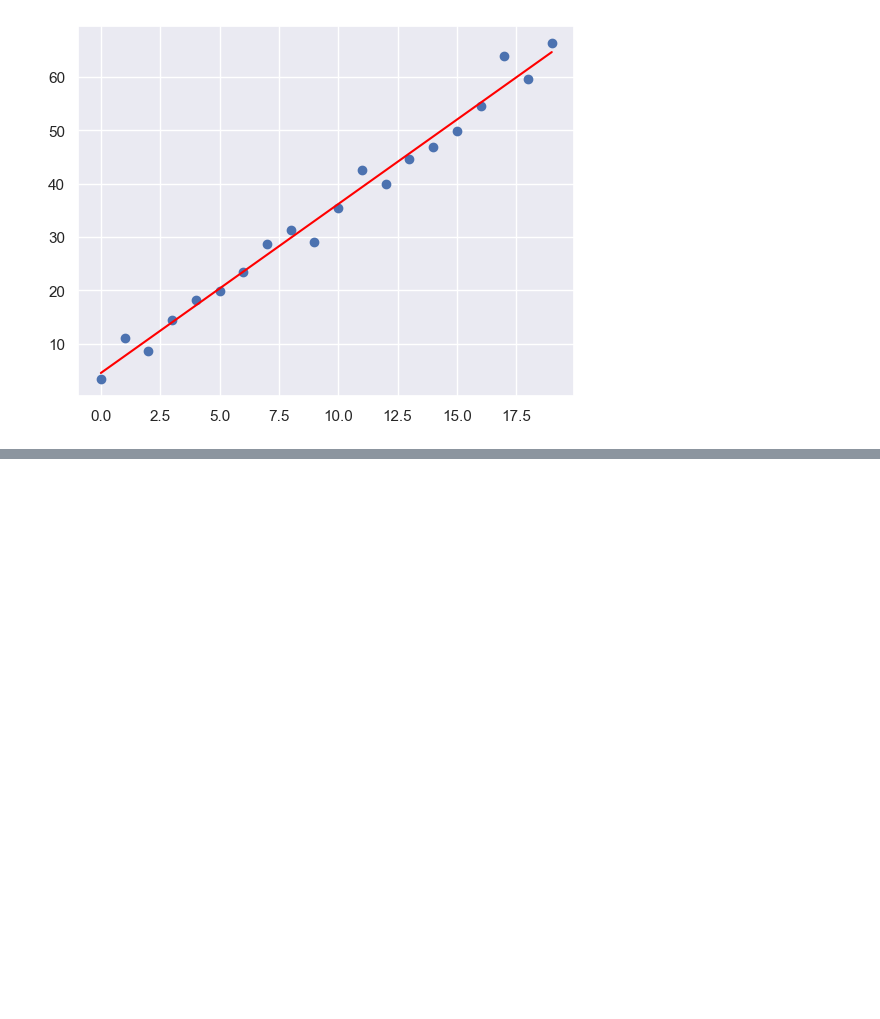
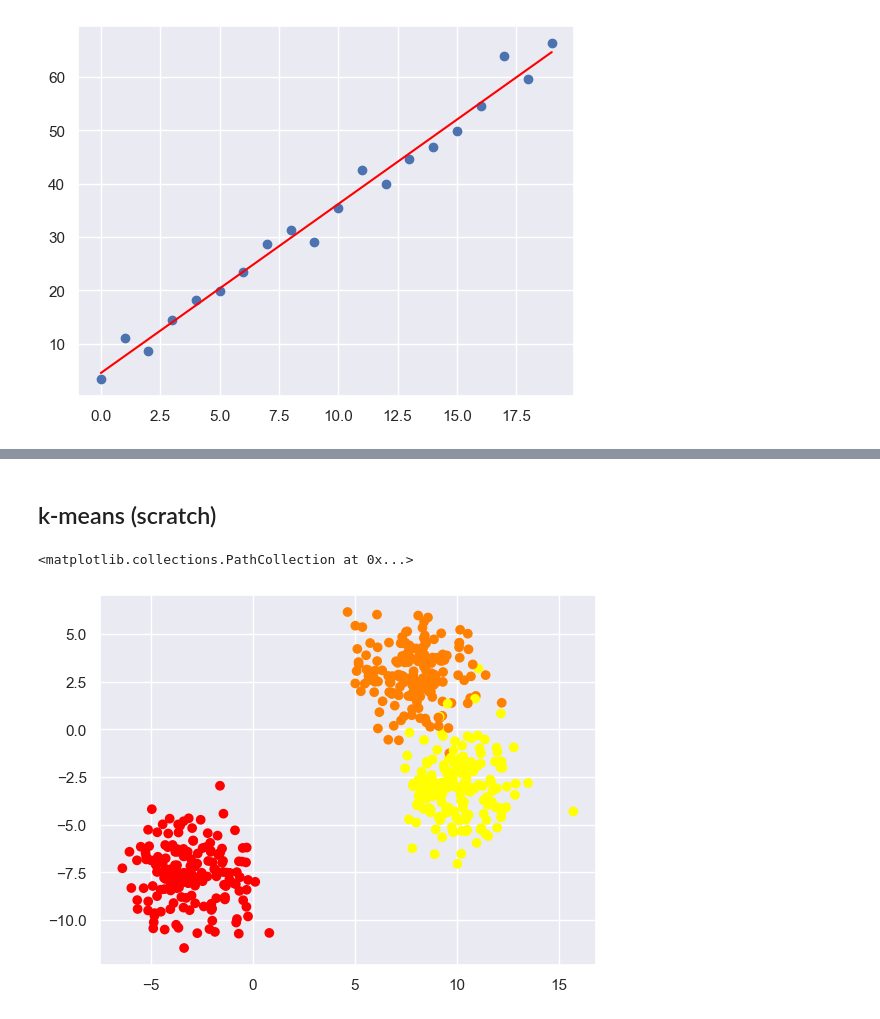
Before and after one commit to alter0z/artificial-intelligence-course, a Jupyter notebook: machine_learning.ipynb, the cells around one changed output, grey strips where cells are left out. Saved outputs shown, nothing was run; the diff lists cells and outputs as text; code cells hidden in the pictures; blank space fills up the shorter version.

```diff
--- a/machine_learning.ipynb
+++ b/machine_learning.ipynb
@@ -212,0 +248,8 @@ plt.plot(x, y_pred, color='red')
+# %% [markdown]
+## k-means (scratch)
+# %%
+x, y = mb(n_samples=500, centers=3, cluster_std=1.5)
+plt.scatter(x[:, 0], x[:, 1], c=y, cmap='autumn')
+# %% [output]
+<matplotlib.collections.PathCollection at 0x...>
+[figure, added]
```
Also changed, not shown: parts of 16 cells of this notebook.
